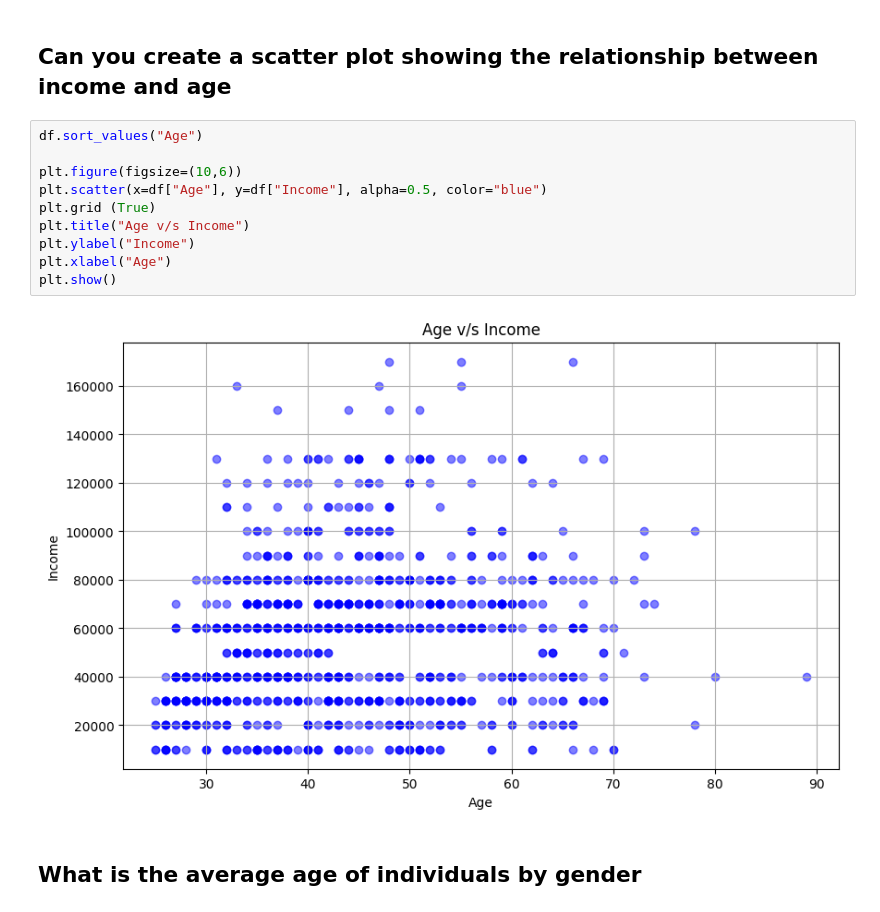
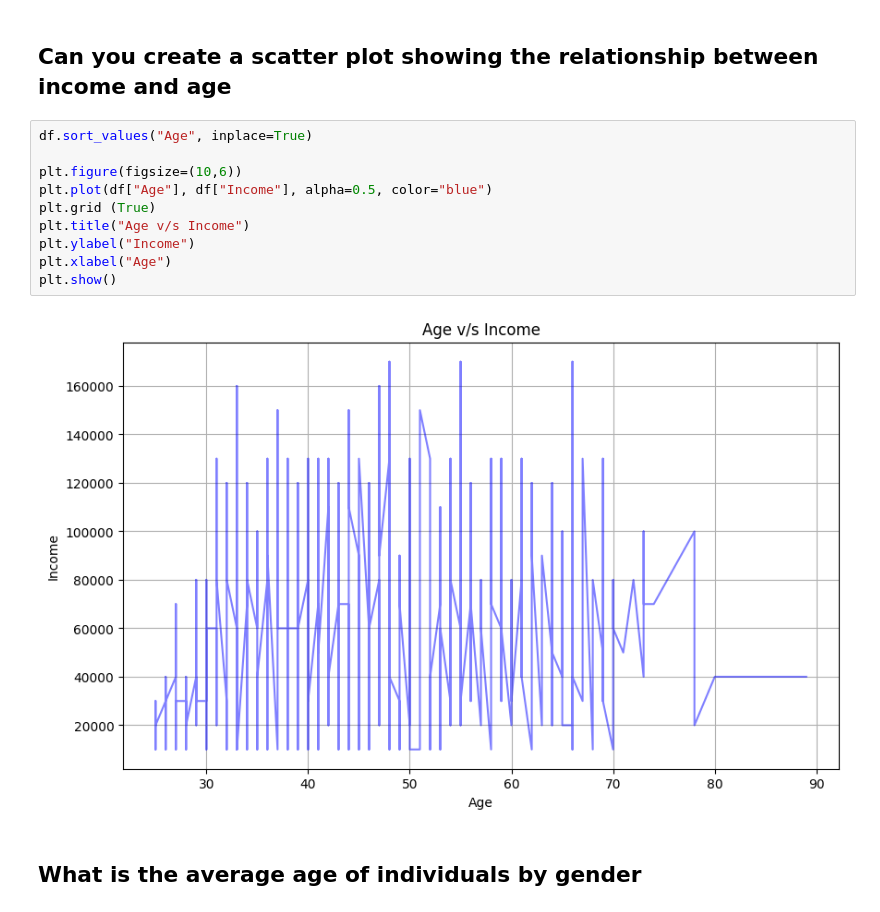
Before and after one commit to abhisunny2610/Data-Science, a Jupyter notebook: Visualization/Bike Buyers Anlys.ipynb, the cells around one changed output. Saved outputs shown, nothing was run; the diff lists cells and outputs as text.

```diff
--- a/Visualization/Bike Buyers Anlys.ipynb
+++ b/Visualization/Bike Buyers Anlys.ipynb
@@ -313,17 +301,17 @@ ValueError: setting an array element with a sequence. The requested array has an
 # %% [markdown]
 ## Can you create a scatter plot showing the relationship between income and age
 # %%
-df.sort_values("Age")
+df.sort_values("Age", inplace=True)
 
 plt.figure(figsize=(10,6))
-plt.scatter(x=df["Age"], y=df["Income"], alpha=0.5, color="blue")
+plt.plot(df["Age"], df["Income"], alpha=0.5, color="blue")
 plt.grid (True)
 plt.title("Age v/s Income")
 plt.ylabel("Income")
 plt.xlabel("Age")
 plt.show()
 # %% [output]
-[figure, old version]
+[figure, new version]
 # %% [markdown]
 ## What is the average age of individuals by gender
 # %%
```
Also changed, not shown: parts of 5 cells of this notebook.
